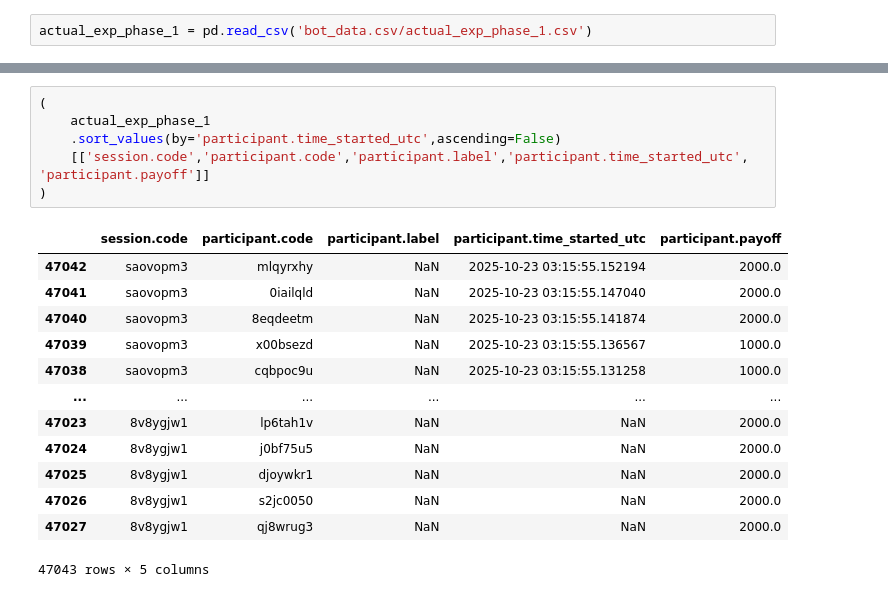
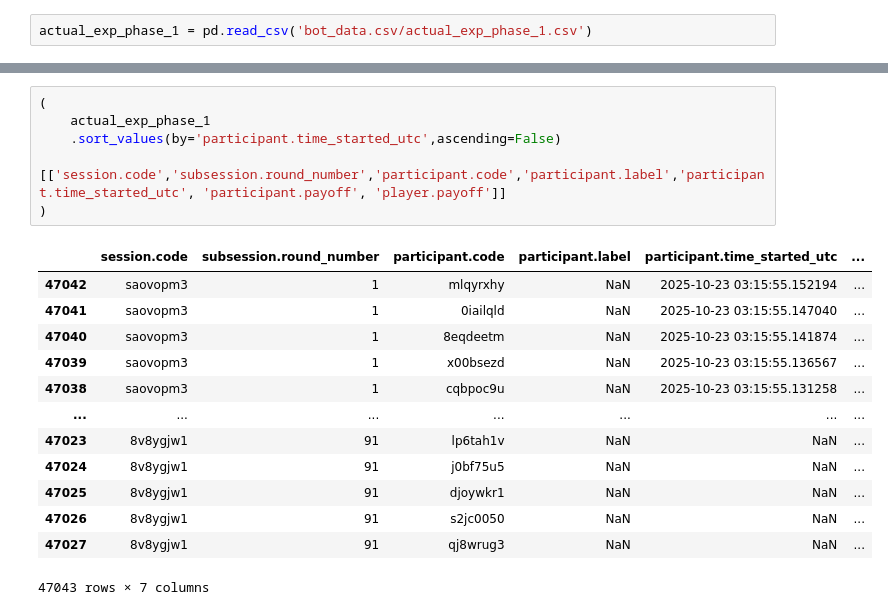
Before and after one commit to JoseShota/Experimento-IP, a Jupyter notebook: IP_Experiment/read_csv.ipynb, the cells around one changed output, grey strips where cells are left out. Cells and saved outputs as stored; diff of their text form.

```diff
--- a/IP_Experiment/read_csv.ipynb
+++ b/IP_Experiment/read_csv.ipynb
@@ -10,20 +20,20 @@ actual_exp_phase_1 = pd.read_csv('bot_data.csv/actual_exp_phase_1.csv')
 # %%
 (
     actual_exp_phase_1
     .sort_values(by='participant.time_started_utc',ascending=False)
-    [['session.code','participant.code','participant.label','participant.time_started_utc', 'participant.payoff']]
+    [['session.code','subsession.round_number','participant.code','participant.label','participant.time_started_utc', 'participant.payoff', 'player.payoff']]
 )
 # %% [output]
-|  | session.code | participant.code | participant.label | participant.time_started_utc | participant.payoff |
-| 47042 | saovopm3 | mlqyrxhy | NaN | 2025-10-23 03:15:55.152194 | 2000.0 |
-| 47041 | saovopm3 | 0iailqld | NaN | 2025-10-23 03:15:55.147040 | 2000.0 |
-| 47040 | saovopm3 | 8eqdeetm | NaN | 2025-10-23 03:15:55.141874 | 2000.0 |
-| 47039 | saovopm3 | x00bsezd | NaN | 2025-10-23 03:15:55.136567 | 1000.0 |
-| 47038 | saovopm3 | cqbpoc9u | NaN | 2025-10-23 03:15:55.131258 | 1000.0 |
-| ... | ... | ... | ... | ... | ... |
-| 47023 | 8v8ygjw1 | lp6tah1v | NaN | NaN | 2000.0 |
-| 47024 | 8v8ygjw1 | j0bf75u5 | NaN | NaN | 2000.0 |
-| 47025 | 8v8ygjw1 | djoywkr1 | NaN | NaN | 2000.0 |
-| 47026 | 8v8ygjw1 | s2jc0050 | NaN | NaN | 2000.0 |
-| 47027 | 8v8ygjw1 | qj8wrug3 | NaN | NaN | 2000.0 |
+|  | session.code | subsession.round_number | participant.code | participant.label | participant.time_started_utc | ... |
+| 47042 | saovopm3 | 1 | mlqyrxhy | NaN | 2025-10-23 03:15:55.152194 | ... |
+| 47041 | saovopm3 | 1 | 0iailqld | NaN | 2025-10-23 03:15:55.147040 | ... |
+| 47040 | saovopm3 | 1 | 8eqdeetm | NaN | 2025-10-23 03:15:55.141874 | ... |
+| 47039 | saovopm3 | 1 | x00bsezd | NaN | 2025-10-23 03:15:55.136567 | ... |
+| 47038 | saovopm3 | 1 | cqbpoc9u | NaN | 2025-10-23 03:15:55.131258 | ... |
+| ... | ... | ... | ... | ... | ... | ... |
+| 47023 | 8v8ygjw1 | 91 | lp6tah1v | NaN | NaN | ... |
+| 47024 | 8v8ygjw1 | 91 | j0bf75u5 | NaN | NaN | ... |
+| 47025 | 8v8ygjw1 | 91 | djoywkr1 | NaN | NaN | ... |
+| 47026 | 8v8ygjw1 | 91 | s2jc0050 | NaN | NaN | ... |
+| 47027 | 8v8ygjw1 | 91 | qj8wrug3 | NaN | NaN | ... |
-47043 rows × 5 columns
+47043 rows × 7 columns
```
Also changed, not shown: parts of 3 cells of this notebook.
